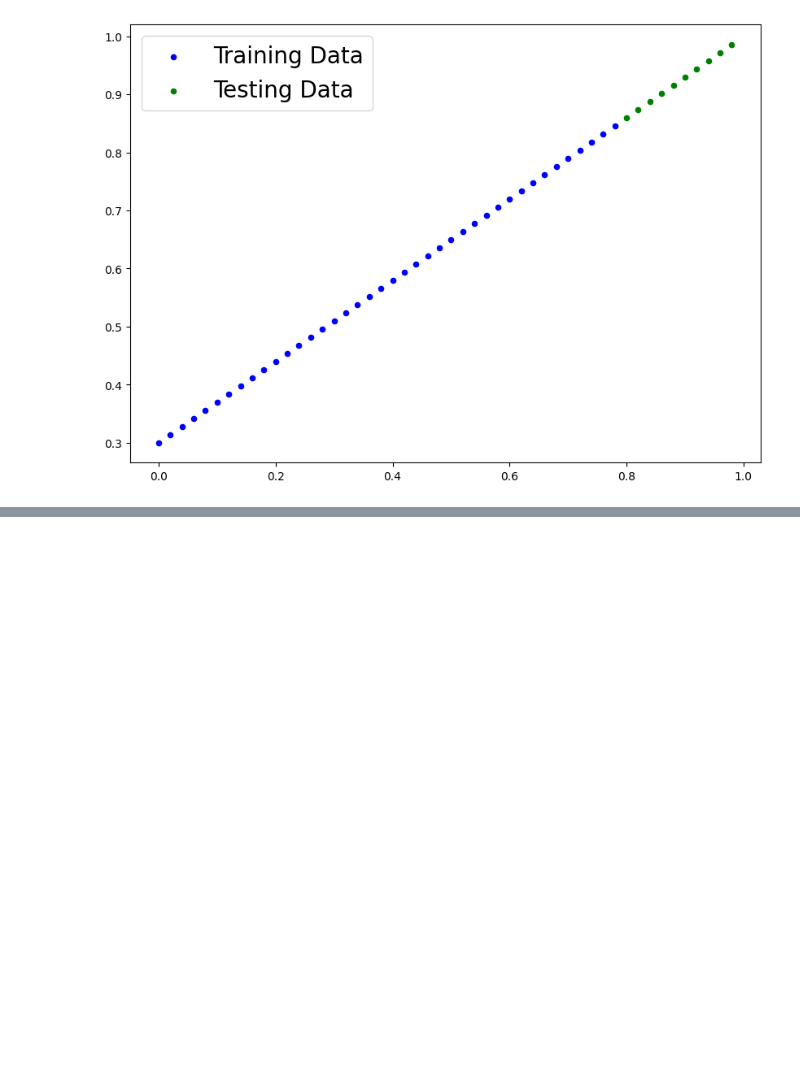
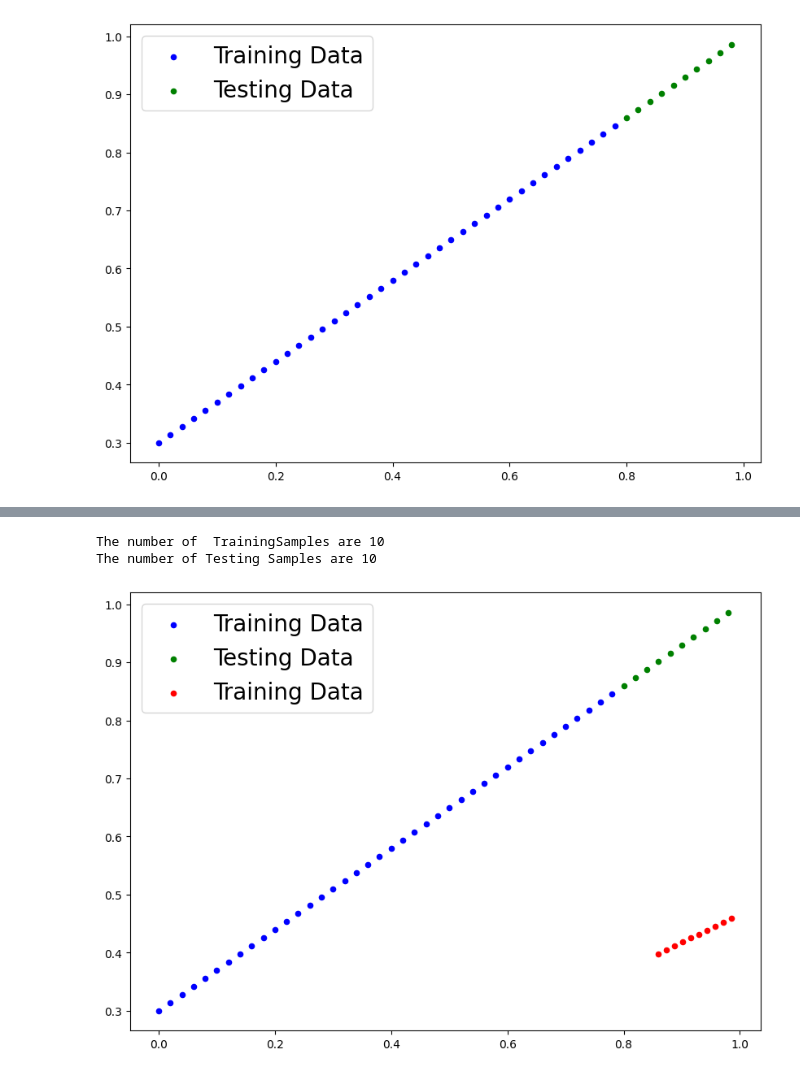
Before and after one commit to Prabhakar-12/PytorchPractice, a Jupyter notebook: Practice.ipynb, the cells around one changed output, grey strips where cells are left out. Cells and saved outputs as stored; diff of their text form; code cells hidden in the pictures; blank space fills up the shorter version.

```diff
--- a/Practice.ipynb
+++ b/Practice.ipynb
@@ -57,9 +53,22 @@ def plot_prediction(Train_Data=X_Train,
     plt.scatter(Train_Data,Train_Label,c="b",s=20,label="Training Data")
     plt.scatter(Test_Data,Test_Label,c="g",s=20,label="Testing Data")
     if prediction is not None:
-        plt.scatter(prediction,Test_Label,c="r",s=20,label="Training Data")
+        plt.scatter(Test_Label,prediction,c="r",s=20,label="Training Data")
 
     plt.legend(prop={"size":20});
 plot_prediction()
 # %% [output]
 [figure]
+# %%
+class LinearRegressionModel(nn.Module):
+    def __init__(self):
+        super().__init__()
+        self.weights=nn.Parameter(torch.randn(1,requires_grad=True,dtype=torch.float))
+        self.bias=nn.Parameter(torch.randn(1,requires_grad=True,dtype=torch.float))
+    def forward(self,x:torch.Tensor)->torch.Tensor:
+        return self.weights*x+self.bias
+# %%
+torch.manual_seed(42)
+model_0=LinearRegressionModel()
+list(model_0.parameters())
+model_0.state_dict()
@@ -65,0 +77,4 @@ plot_prediction()
+# %%
+with torch.inference_mode():
+    y_preds=model_0(X_Test)
+print(f'The prediction of the Model is {y_preds}')
@@ -65,0 +92,8 @@ plot_prediction()
+# %%
+print(f'The number of  TrainingSamples are {len(X_Test)}')
+print(f'The number of Testing Samples are {len(y_Test)}')
+plot_prediction(prediction=y_preds)
+# %% [output]
+The number of  TrainingSamples are 10
+The number of Testing Samples are 10
+[figure, added]
```
Also changed, not shown: parts of 4 cells of this notebook, 1 other file.
